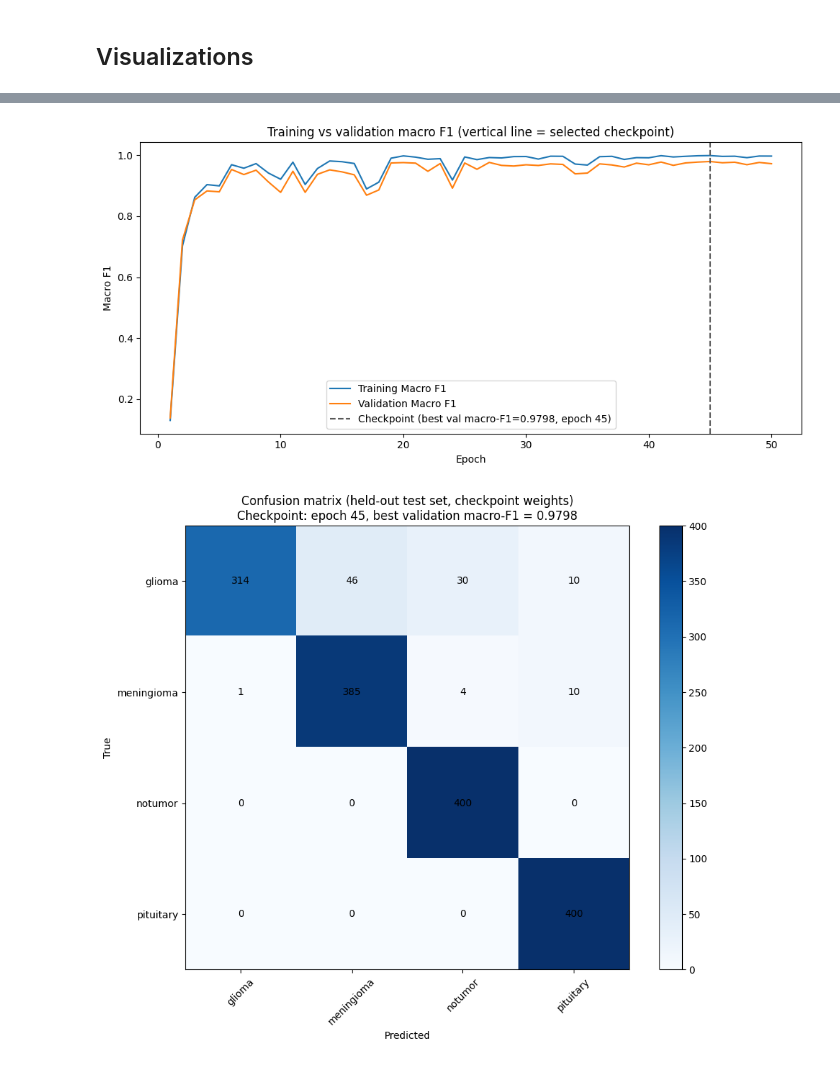
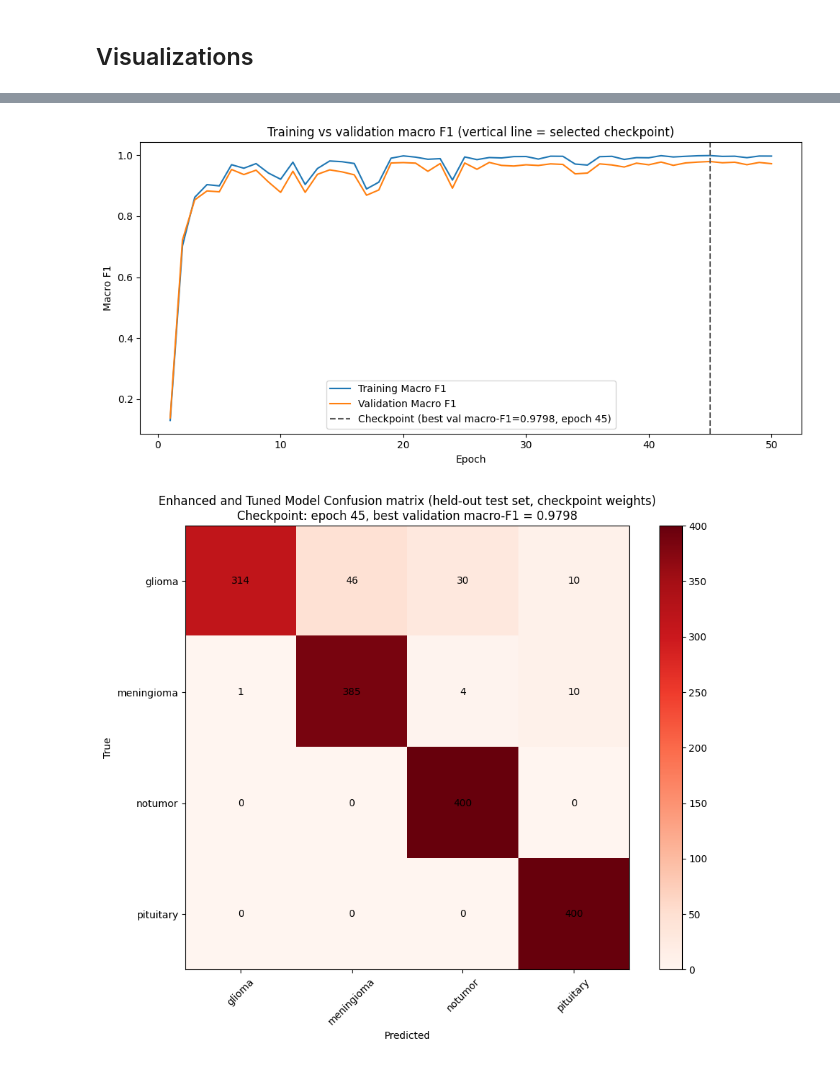
Before and after one commit to S-bhikha/CAP5610_Group_Project, a Jupyter notebook: Enhanced_Tuning_Brain_Mri_CNN.ipynb, the cells around one changed output, grey strips where cells are left out. Drawn from its saved outputs; the diff is of its cells as text; code cells hidden in the pictures.

```diff
--- a/Enhanced_Tuning_Brain_Mri_CNN.ipynb
+++ b/Enhanced_Tuning_Brain_Mri_CNN.ipynb
@@ -493,12 +493,12 @@ def plot_training_curves(history: Dict[str, List[float]], cm_test: np.ndarray) -
     )
 
     plt.figure(figsize=(10, 8))
-    plt.imshow(cm_test, cmap="Blues")
+    plt.imshow(cm_test, cmap="Reds")
     plt.colorbar()
     plt.xlabel("Predicted")
     plt.ylabel("True")
     plt.title(
-        "Confusion matrix (held-out test set, checkpoint weights)\n"
+        "Enhanced and Tuned Model Confusion matrix (held-out test set, checkpoint weights)\n"
         f"Checkpoint: epoch {best_epoch}, best validation macro-F1 = {best_val_f1:.4f}"
     )
     plt.xticks(range(NUM_CLASSES), CLASSES, rotation=45)
@@ -507,31 +507,60 @@ def plot_training_curves(history: Dict[str, List[float]], cm_test: np.ndarray) -
         for j in range(NUM_CLASSES):
             plt.text(j, i, cm_test[i, j], ha="center", va="center", color="black")
     plt.tight_layout()
     plt.show()
 
+def print_model_report(model: nn.Module, img_size: int = IMG_SIZE) -> None:
+    """Print the model in several ways: parameter totals, submodule sizes, torchinfo."""
+    total = sum(p.numel() for p in model.parameters())
+    trainable = sum(p.numel() for p in model.parameters() if p.requires_grad)
+    print("=== Parameter counts ===")
+    print(f"Total: {total:,} | Trainable: {trainable:,}")
+    print()
+    print("=== Top-level modules (name -> params) ===")
+    for name, child in model.named_children():
+        n_params = sum(p.numel() for p in child.parameters())
+        print(f"  {name}: {n_params:,}")
+    print()
+    dev = next(model.parameters()).device
+    dummy = torch.zeros(1, 1, img_size, img_size, device=dev, dtype=torch.float32)
+    try:
+        from torchinfo import summary
+        print("=== torchinfo.summary (per-layer shapes) ===")
+        stats = summary(
+            model,
+            input_data=dummy,
+            col_names=("input_size", "output_size", "num_params"),
+            depth=8,
+        )
+        print(stats)
+    except ImportError:
+        print("=== torchinfo (optional) ===")
+        print("Install for a full layer table: pip install torchinfo")
+
 
 if __name__ == "__main__":
     model, device, history, cm_test = main()
     plot_training_curves(history, cm_test)
+    print_model_report(model)
 # %% [output]
 Loading data...
 X_train (aug): (23520, 1, 64, 64), y_train: (23520,)
 X_val (holdout): (1680, 1, 64, 64), y_val: (1680,)
 X_test:  (1600, 1, 64, 64), y_test: (1600,)
 Device: mps
 Epoch 1/50  train_loss=0.7196  val_loss=4.3293  val_macro_f1=0.1383
 Epoch 2/50  train_loss=0.4435  val_loss=1.0292  val_macro_f1=0.7223
 Epoch 3/50  train_loss=0.3187  val_loss=0.4075  val_macro_f1=0.8538
 Epoch 4/50  train_loss=0.2376  val_loss=0.3406  val_macro_f1=0.8832
 Epoch 5/50  train_loss=0.2021  val_loss=0.3243  val_macro_f1=0.8804
 Epoch 6/50  train_loss=0.1509  val_loss=0.1533  val_macro_f1=0.9536
 Epoch 7/50  train_loss=0.1255  val_loss=0.1875  val_macro_f1=0.9370
 ... (63 lines left out)
  [  0   0 400   0]
  [  0   0   0 400]]
 
 Macro ROC-AUC (one-vs-rest): 0.9760
 [figure]
 [figure]
 [figure]
-[figure, old version]
+[figure, new version]
```
Also changed, not shown: parts of 1 cell of this notebook, 2 other files.
